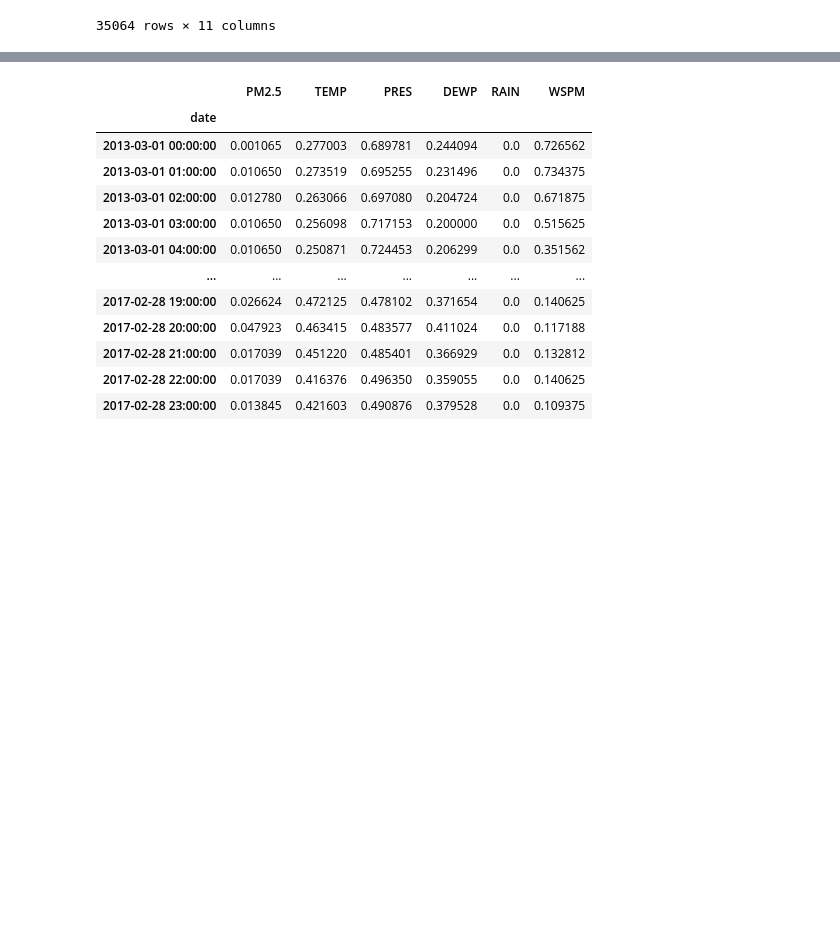
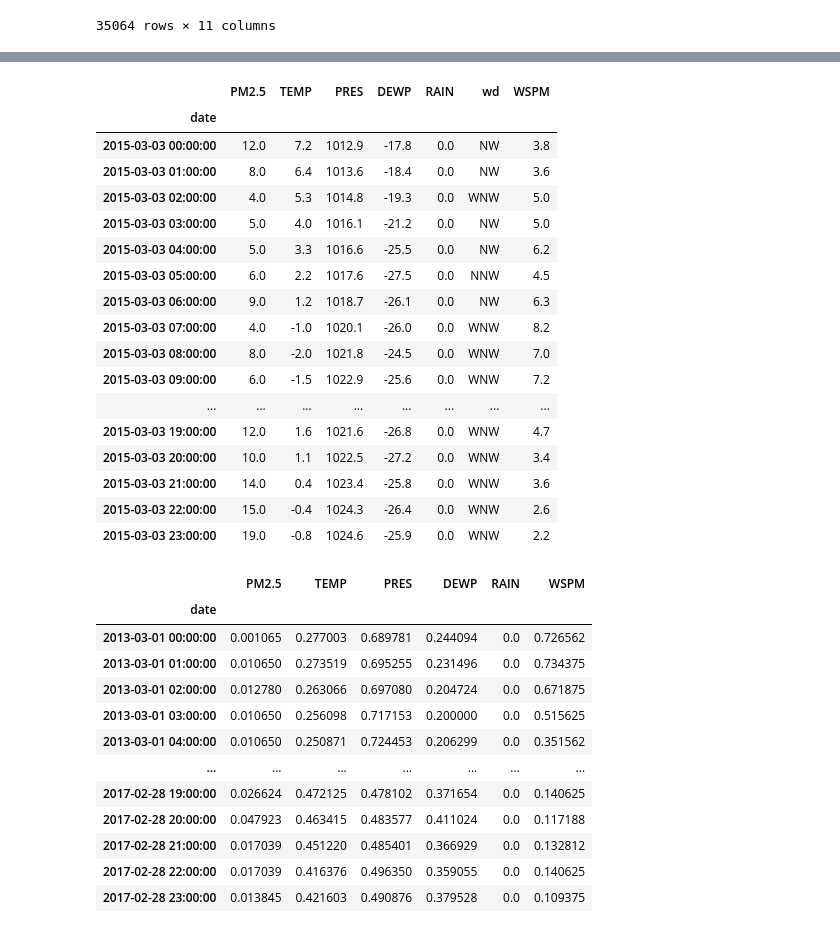
Before and after one commit to Dalanke/PM2.5_Prediction_Model, a Jupyter notebook: EDA_Shunyi.ipynb, the cells around one changed output, grey strips where cells are left out. Saved outputs shown, nothing was run; the diff lists cells and outputs as text; code cells hidden in the pictures; blank space fills up the shorter version.

```diff
--- a/EDA_Shunyi.ipynb
+++ b/EDA_Shunyi.ipynb
@@ -232 +279,23 @@ See the caveats in the documentation: https://pandas.pydata.org/pandas-docs/stab
+# %%
+df_temp = data4[data4.index.strftime('%Y-%m-%d') == '2015-03-03']
+df_temp
+# %% [output]
+|  | PM2.5 | TEMP | PRES | DEWP | RAIN | wd | WSPM |
+| date |  |  |  |  |  |  |  |
+| 2015-03-03 00:00:00 | 12.0 | 7.2 | 1012.9 | -17.8 | 0.0 | NW | 3.8 |
+| 2015-03-03 01:00:00 | 8.0 | 6.4 | 1013.6 | -18.4 | 0.0 | NW | 3.6 |
+| 2015-03-03 02:00:00 | 4.0 | 5.3 | 1014.8 | -19.3 | 0.0 | WNW | 5.0 |
+| 2015-03-03 03:00:00 | 5.0 | 4.0 | 1016.1 | -21.2 | 0.0 | NW | 5.0 |
+| 2015-03-03 04:00:00 | 5.0 | 3.3 | 1016.6 | -25.5 | 0.0 | NW | 6.2 |
+| 2015-03-03 05:00:00 | 6.0 | 2.2 | 1017.6 | -27.5 | 0.0 | NNW | 4.5 |
+| 2015-03-03 06:00:00 | 9.0 | 1.2 | 1018.7 | -26.1 | 0.0 | NW | 6.3 |
+| 2015-03-03 07:00:00 | 4.0 | -1.0 | 1020.1 | -26.0 | 0.0 | WNW | 8.2 |
+| 2015-03-03 08:00:00 | 8.0 | -2.0 | 1021.8 | -24.5 | 0.0 | WNW | 7.0 |
+| 2015-03-03 09:00:00 | 6.0 | -1.5 | 1022.9 | -25.6 | 0.0 | WNW | 7.2 |
+| ... | ... | ... | ... | ... | ... | ... | ... |
+| 2015-03-03 19:00:00 | 12.0 | 1.6 | 1021.6 | -26.8 | 0.0 | WNW | 4.7 |
+| 2015-03-03 20:00:00 | 10.0 | 1.1 | 1022.5 | -27.2 | 0.0 | WNW | 3.4 |
+| 2015-03-03 21:00:00 | 14.0 | 0.4 | 1023.4 | -25.8 | 0.0 | WNW | 3.6 |
+| 2015-03-03 22:00:00 | 15.0 | -0.4 | 1024.3 | -26.4 | 0.0 | WNW | 2.6 |
+| 2015-03-03 23:00:00 | 19.0 | -0.8 | 1024.6 | -25.9 | 0.0 | WNW | 2.2 |
 # %%
```
Also changed, not shown: parts of 13 cells of this notebook, 1 other file.
